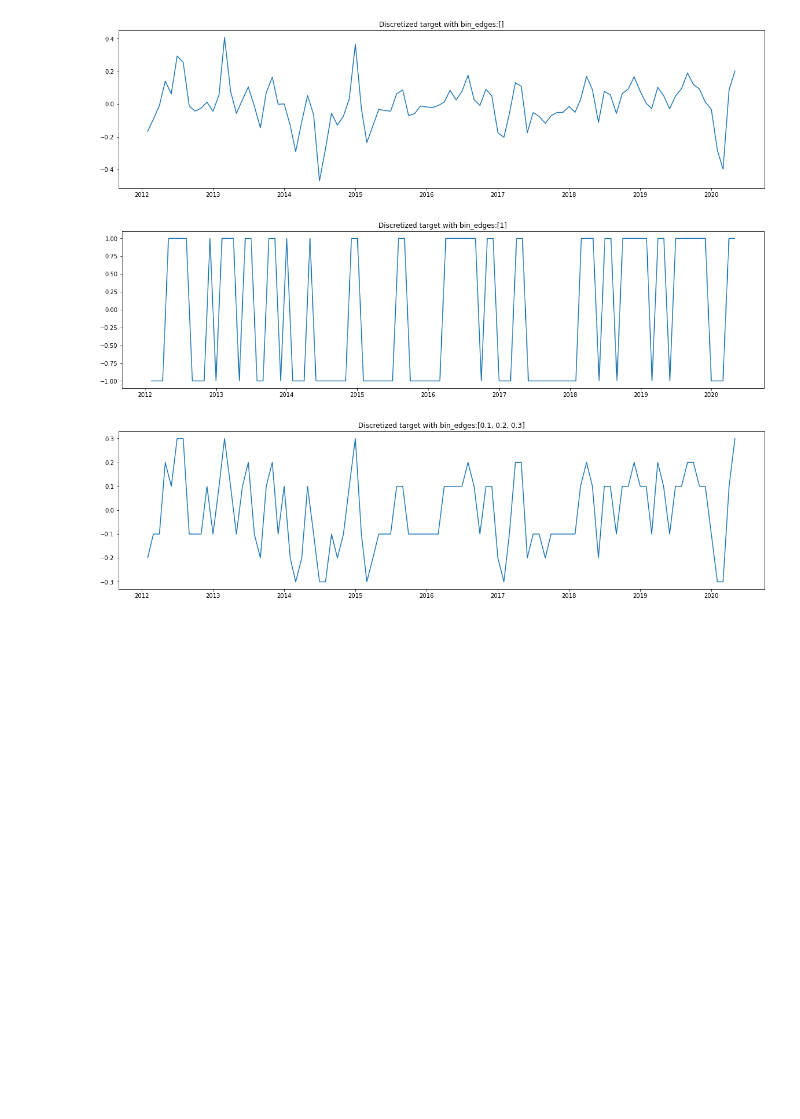
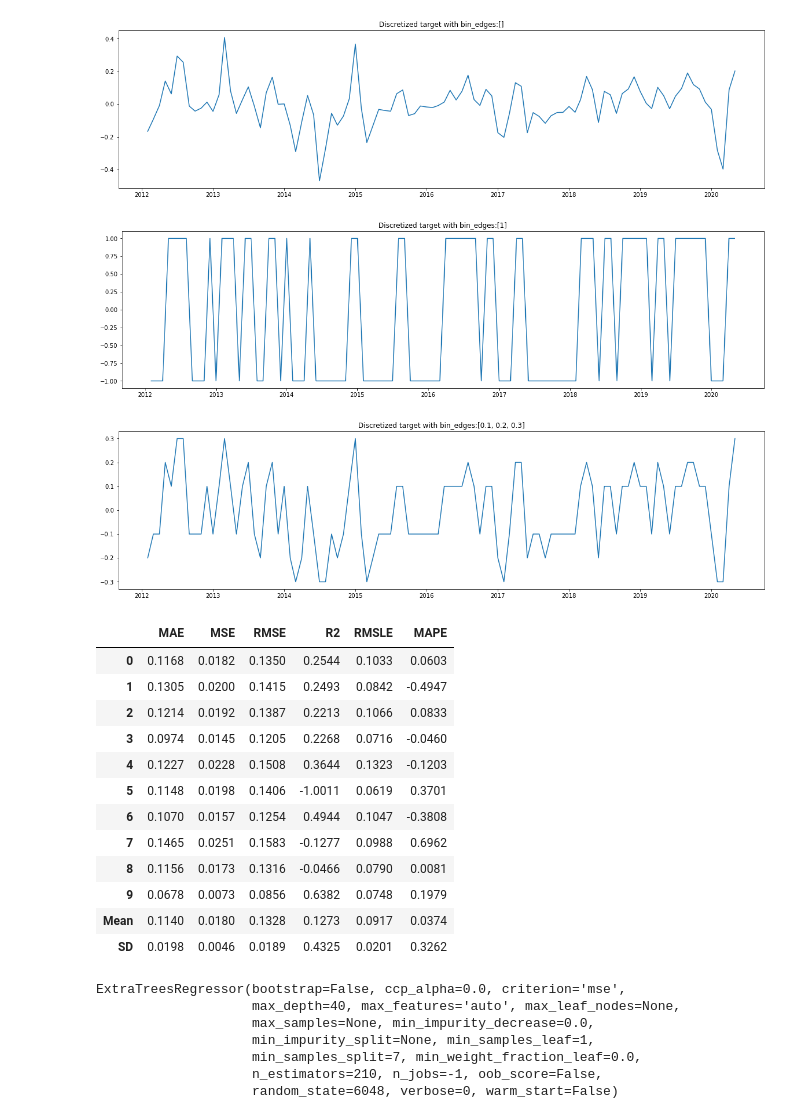
Before and after one commit to Robbie-Luo/solar-backtesting, a Jupyter notebook: solar-regression.ipynb, the cells around one changed output. Cells and saved outputs as stored; diff of their text form; code cells hidden in the pictures; blank space fills up the shorter version.

```diff
--- a/solar-regression.ipynb
+++ b/solar-regression.ipynb
@@ -90,8 +90,23 @@ class solar_regression():
         plt.plot(self.date_df['feature_date'],self.target_df)
         plt.show()
 
+    def model_compare(self):
+        params = {
+                    'target': 'Target',
+                    'train_size':0.9,
+                    'normalize' : True,
+                    'silent':True,
+                    'feature_selection':True,
+                    'feature_selection_threshold':0.001,
+                    'verbose':False
+                    }
+        exp_clf = setup(self.data, **params)
+        best = compare_models()
+        model = tune_model(best,n_iter=100)
+        self.model = model
+        return model
 
-    def model_selection(self, model_name='lr'):
+    def model_selection(self, model_name):
         params = {
                     'target': 'Target',
                     'train_size':0.9,
@@ -106,16 +121,20 @@ class solar_regression():
         self.model = model
         return model
 
-    def feature_selection(self,model,n_iters=15):
-        from pycaret.preprocess import Advanced_Feature_Selection_Classic
+    def feature_selection(self,model,algorithm,n_iters=15):
         from tqdm import tqdm_notebook as tqdm
         time_horizon = self.time_horizon
         max_acc = 0
         best_features = []
         for rand in tqdm(range(n_iters)):
             for theta in [0.001,0.0001]:
-                afs = Advanced_Feature_Selection_Classic('Target',ml_usecase='regression',top_features_to_pick=theta, random_state=rand)
-                features = list(afs.fit_transform(self.data.copy()).columns)
+                if algorithm=='afs':
+                    from pycaret.preprocess import Advanced_Feature_Selection_Classic
+                    selector = Advanced_Feature_Selection_Classic('Target',ml_usecase='regression',top_features_to_pick=theta, random_state=rand)
+                if algorithm=='boruta':
+                    from pycaret.preprocess import Boruta_Feature_Selection
+                    selector = Boruta_Feature_Selection('Target',ml_usecase='regression',top_features_to_pick=theta, random_state=rand)
+                features = list(selector.fit_transform(self.data.copy()).columns)
                 features.remove('Target')
                 dir_acc = self.run_backtesting(model,features)
                 if dir_acc > max_acc:
@@ -178,9 +197,9 @@ class solar_regression():
             plt.show()
         return target_prediction
 
-    def run(self,n_iter=15):
-        model = self.model_selection()
-        features = self.feature_selection(model,n_iter)
+    def run(self,model_name = 'lr',algorithm='afs',n_iters=15):
+        model = self.model_selection(model_name=model_name)
+        features = self.feature_selection(model,algorithm, n_iters = n_iters)
         self.show_target()
         bt_acc = self.run_backtesting(model,features,plot=True)
         forecast = self.forecast(model,features,plot=True)
@@ -203,4 +222,27 @@ solar.show_target()
 [figure]
 [figure]
 [figure]
+# %%
+solar.model_compare()
+# %% [output]
+|  | MAE | MSE | RMSE | R2 | RMSLE | MAPE |
+| 0 | 0.1168 | 0.0182 | 0.1350 | 0.2544 | 0.1033 | 0.0603 |
+| 1 | 0.1305 | 0.0200 | 0.1415 | 0.2493 | 0.0842 | -0.4947 |
+| 2 | 0.1214 | 0.0192 | 0.1387 | 0.2213 | 0.1066 | 0.0833 |
+| 3 | 0.0974 | 0.0145 | 0.1205 | 0.2268 | 0.0716 | -0.0460 |
+| 4 | 0.1227 | 0.0228 | 0.1508 | 0.3644 | 0.1323 | -0.1203 |
+| 5 | 0.1148 | 0.0198 | 0.1406 | -1.0011 | 0.0619 | 0.3701 |
+| 6 | 0.1070 | 0.0157 | 0.1254 | 0.4944 | 0.1047 | -0.3808 |
+| 7 | 0.1465 | 0.0251 | 0.1583 | -0.1277 | 0.0988 | 0.6962 |
+| 8 | 0.1156 | 0.0173 | 0.1316 | -0.0466 | 0.0790 | 0.0081 |
+| 9 | 0.0678 | 0.0073 | 0.0856 | 0.6382 | 0.0748 | 0.1979 |
+| Mean | 0.1140 | 0.0180 | 0.1328 | 0.1273 | 0.0917 | 0.0374 |
+| SD | 0.0198 | 0.0046 | 0.0189 | 0.4325 | 0.0201 | 0.3262 |
+ExtraTreesRegressor(bootstrap=False, ccp_alpha=0.0, criterion='mse',
+                    max_depth=40, max_features='auto', max_leaf_nodes=None,
+                    max_samples=None, min_impurity_decrease=0.0,
+                    min_impurity_split=None, min_samples_leaf=1,
+                    min_samples_split=7, min_weight_fraction_leaf=0.0,
+                    n_estimators=210, n_jobs=-1, oob_score=False,
+                    random_state=6048, verbose=0, warm_start=False)
 # %%
```
Also changed, not shown: parts of 5 cells of this notebook.
